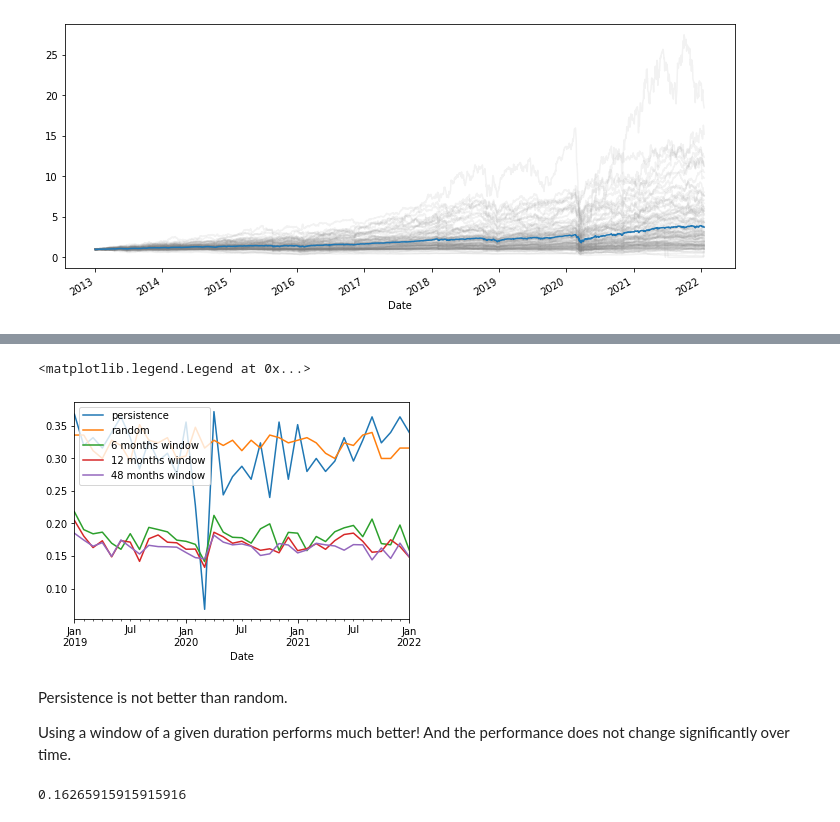
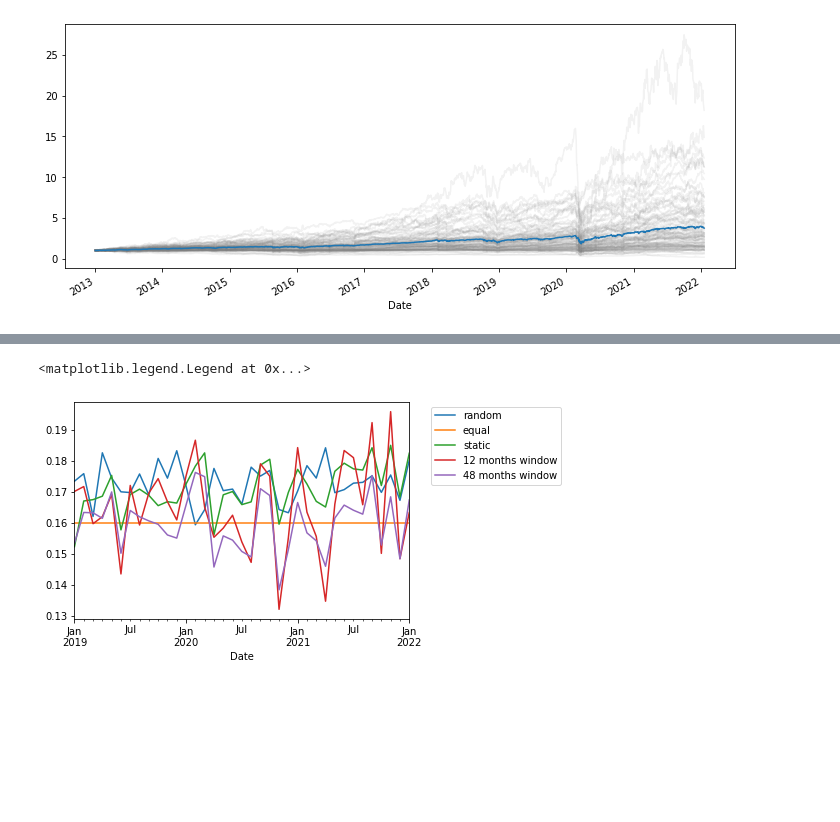
Before and after one commit to edu230991/m6-competition, a Jupyter notebook: notebooks/data-exploration.ipynb, the cells around one changed output, grey strips where cells are left out. Cells and saved outputs as stored; diff of their text form; code cells hidden in the pictures; blank space fills up the shorter version.

```diff
--- a/notebooks/data-exploration.ipynb
+++ b/notebooks/data-exploration.ipynb
@@ -119,7 +121,7 @@ daily_returns = np.log(1 + closing_prices.pct_change().dropna())
 # %%
 monthly_returns = daily_returns.resample("MS").sum()
 # %%
-monthly_quintiles = monthly_returns.apply(lambda x: (x.rank(ascending=False) // 20 +1).clip(upper=5)).astype(int)
+monthly_quintiles = monthly_returns.apply(lambda x: (x.rank(ascending=True) // 20 +1).clip(upper=5)).astype(int)
 # %%
 monthly_quintiles.head()
 # %% [output]
@@ -142,37 +143,46 @@ prediction_random = pd.DataFrame(
     columns=y_true.columns
 )
 # %%
-prediction_proba_random = pd.get_dummies(prediction_random.stack())
-prediction_proba_pers = pd.get_dummies(prediction_pers.stack())
 y_true_class = pd.get_dummies(y_true.stack())
+prediction_proba_random_1 = pd.get_dummies(prediction_random.stack())
+prediction_proba_random_2 = pd.DataFrame(
+    np.random.rand(*y_true_class.shape),
+    index=y_true_class.index,
+    columns=y_true_class.columns
+)
+prediction_proba_random_2 = prediction_proba_random_2.div(prediction_proba_random_2.sum(axis=1), axis=0)
+prediction_proba_equal = pd.DataFrame(
+    0.2,
+    index=y_true_class.index,
+    columns=y_true_class.columns
+)
 # %%
 window_models = {}
 
-for window in [6, 12, 48]:
+for window in [12, 48]:
     df = pd.DataFrame({i: monthly_quintiles.shift(i+1).stack() for i in range(window)}).dropna()
     proba_window = df.stack().groupby(level=[0, 1]).value_counts().unstack(fill_value=0) / window
     proba_window = proba_window.loc[test_set]
     window_models[window] = proba_window
+# %%
+static = pd.get_dummies(monthly_quintiles.loc[:START_TEST].stack()).T.stack().mean(axis=1).unstack(0)
+prediction_static = pd.DataFrame({d: static.stack() for d in test_set}).T.stack(0)
+prediction_static.index.names = y_true_class.index.names
 # %%
-score_pers = rps(y_true_class, prediction_proba_pers)
-score_random = rps(y_true_class, prediction_proba_random)
+score_random_1 = rps(y_true_class, prediction_proba_random_1)
+score_random_2 = rps(y_true_class, prediction_proba_random_2)
+score_equal = rps(y_true_class, prediction_proba_equal)
+score_static = rps(y_true_class, prediction_static)
 
-ax = score_pers.plot(label="persistence")
-score_random.plot(label="random", ax=ax)
+ax = score_random_2.plot(label="random")
+score_equal.plot(label="equal", ax=ax)
+score_static.plot(label="static", ax=ax)
 
 for w in window_models:
     score_window = rps(y_true_class, window_models[w])
     score_window.plot(label=f"{w} months window", ax=ax)
 
-ax.legend()
+ax.legend(bbox_to_anchor=(1.05, 1))
 # %% [output]
 <matplotlib.legend.Legend at 0x...>
-[figure, old version]
+[figure, new version]
-# %% [markdown]
-Persistence is not better than random.
-
-Using a window of a given duration performs much better! And the performance does not change significantly over time.
-# %%
-score_window.mean()
-# %% [output]
-0.16265915915915916
```
Also changed, not shown: parts of 27 cells of this notebook, 2 other files.
